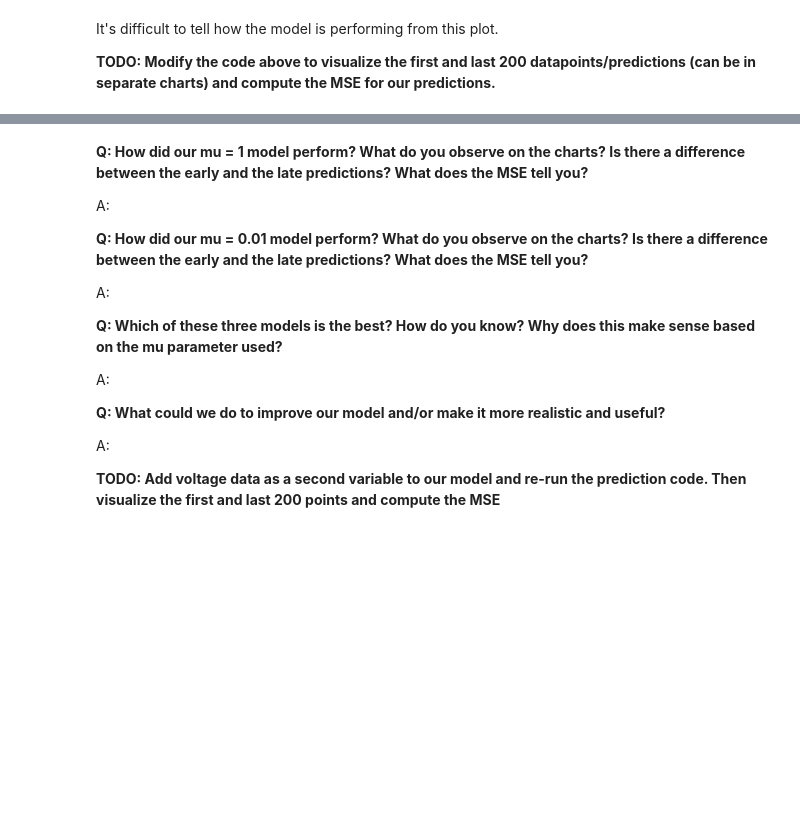
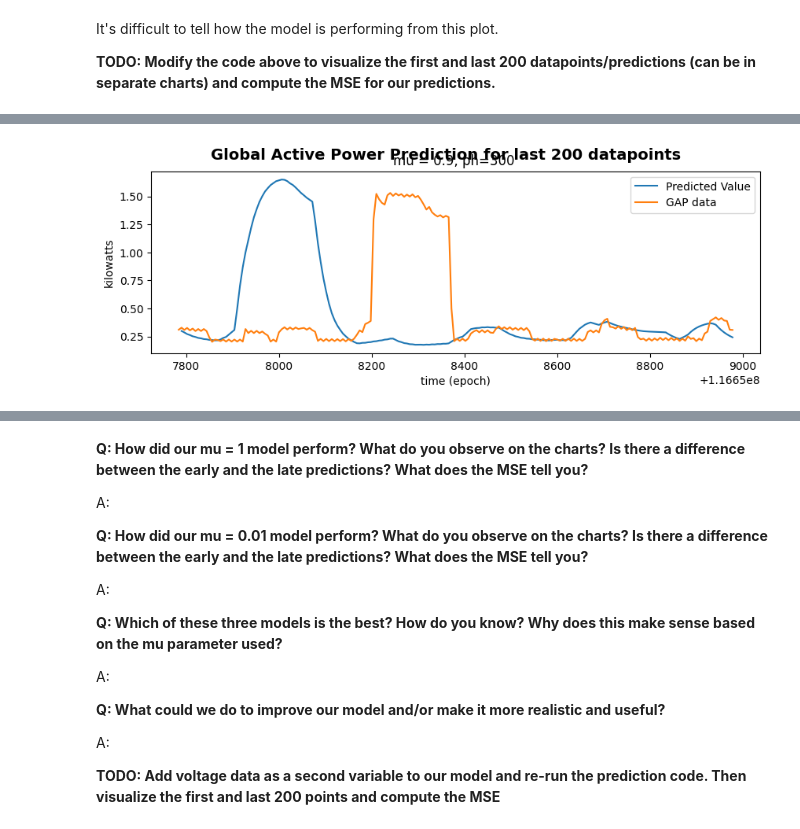
Before and after one commit to santausd/USD-AAI-530-A1-Assignment3.1, a Jupyter notebook: Linear Regression for IoT.ipynb, the cells around one changed output, grey strips where cells are left out. Cells and saved outputs as stored; diff of their text form; code cells hidden in the pictures; blank space fills up the shorter version.

```diff
--- a/Linear Regression for IoT.ipynb
+++ b/Linear Regression for IoT.ipynb
@@ -213,5 +214,10 @@ It's difficult to tell how the model is performing from this plot.
 # %%
 #Plot last 200 data points/predictions
+startpoint = n_s-200
+lastpoint = n_s
+visualise_results(startpoint, lastpoint, ts, ys, tp_pred, yp_pred, 'for last 200 datapoints')
+# %% [output]
+[figure, added]
 # %%
 #Calculate MSE of predictions
 print("MSE is", mse(ys['Global_active_power'][ph_index:5000+ph_index-1],yp_pred))
```
Also changed, not shown: parts of 17 cells of this notebook.
